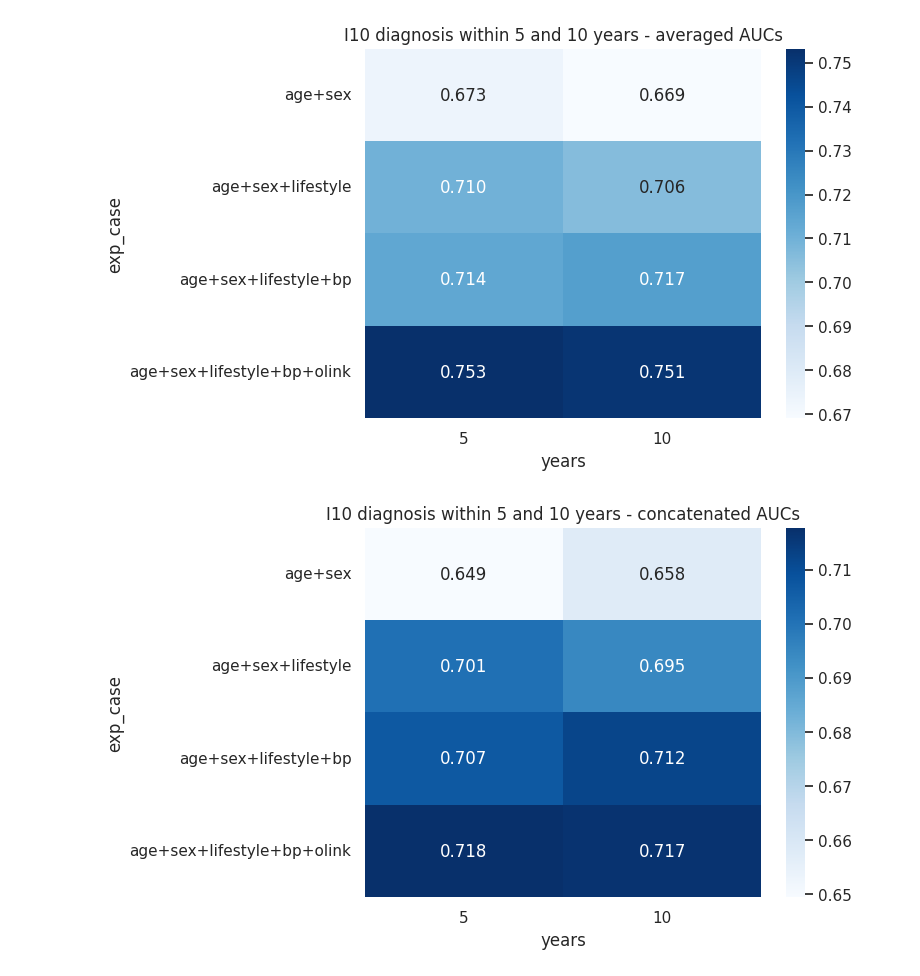
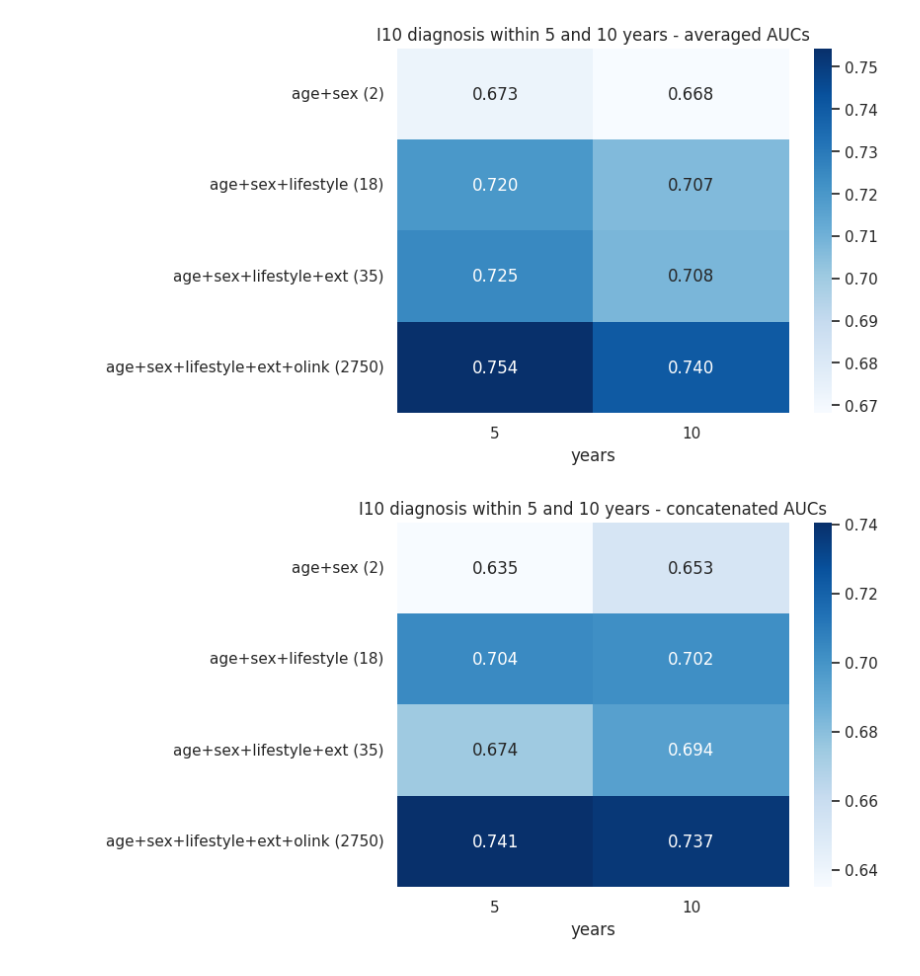
Before and after one commit to ipolharvard/biobank_olink, a Jupyter notebook: notebooks/exp_pred_diagnosis.ipynb, the cells around one changed output. Saved outputs shown, nothing was run; the diff lists cells and outputs as text; code cells hidden in the pictures.

Commit message:
Update results

```diff
--- a/notebooks/exp_pred_diagnosis.ipynb
+++ b/notebooks/exp_pred_diagnosis.ipynb
@@ -19,11 +19,13 @@ results = [json.load(p.open()) for p in (PROJECT_ROOT / "results").iterdir()
            if p.name.startswith("pred_diagnosis")]
 results = pd.DataFrame(chain.from_iterable(results))
 
+results.loc[results["ext"].isna(), "ext"] = False
+
 panels = results.panel.unique()
 
 agg_values = {f"mean_{v}": (v, "mean") for v in
               ["auc_score", "num_trials", "best_trial_no", "n_estimators"]}
-results.groupby(["years", "lifestyle", "bp", "olink"], dropna=False).agg(**agg_values,
+results.groupby(["years", "lifestyle", "ext", "olink"], dropna=False).agg(**agg_values,
                                                                          count=("model", 'size'))
 # %% [output]
 |  |  |  |  | mean_auc_score | mean_num_trials | mean_best_trial_no | mean_n_estimators | ... |
@@ -38,0 +41,18 @@ results.groupby(["years", "lifestyle", "bp", "olink"], dropna=False).agg(**agg_v
+# %%
+results_gb = results.groupby(["years", "lifestyle", "ext", "olink"], as_index=False)
+results_aucs = results_gb.agg({
+    "auc_score": "mean",
+    "x_shape": lambda v: v.values[0][1] if len(v.dropna()) > 0 else np.nan,
+    "y_test": lambda v: np.concatenate(v.values),
+    "y_proba": lambda v: np.concatenate(v.values),
+})
+results_aucs["auc_concat"] = results_aucs.apply(
+    lambda row: roc_auc_score(row["y_test"], row["y_proba"]), axis=1)
+results_aucs["exp_case"] = results_aucs[["lifestyle", "ext", "olink"]].apply(
+    lambda row: "+".join(row.index[row].tolist()), axis=1)
+results_aucs["exp_case"] = results_aucs["exp_case"].apply(
+    lambda v: "age+sex" + ("+" if v else "") + v)
+results_aucs = results_aucs.pivot(index=["exp_case", "x_shape"], columns="years",
+                                  values=["auc_score", "auc_concat"])
+results_aucs.index = [f"{name} ({num_col})" for name, num_col in results_aucs.index.to_flat_index()]
+results_aucs
@@ -39,25 +78,13 @@ results.groupby(["years", "lifestyle", "bp", "olink"], dropna=False).agg(**agg_v
 # %%
-results_aucs = results.groupby(["years", "lifestyle", "bp", "olink"], as_index=False).auc_score.mean()
-
-results_aucs["exp_case"] = results_aucs[["lifestyle", "bp", "olink"]].apply(
-    lambda row: "+".join(row.index[row].tolist()), axis=1)
-results_aucs["exp_case"] = results_aucs["exp_case"].apply(
-    lambda v: "age+sex" + ("+" if v else "") + v)
-
-results_aucs["auc_concat"] = results.groupby(["years", "lifestyle", "bp", "olink"]).apply(
-    lambda df: roc_auc_score(np.concatenate(df["y_test"].values),
-                             np.concatenate(df["y_proba"].values))).reset_index(drop=True)
-
-
-results_auc_score = results_aucs.groupby(["exp_case", "years"]).auc_score.mean().unstack("years")
-sns.heatmap(data=results_auc_score, annot=True, fmt=".3f", cmap="Blues")
+heatmap_kwargs = dict(annot=True, fmt=".3f", cmap="Blues")
+# heatmaps
+sns.heatmap(data=results_aucs["auc_score"], **heatmap_kwargs)
 plt.title("I10 diagnosis within 5 and 10 years - averaged AUCs")
 plt.show()
 
-results_auc_concat = results_aucs.groupby(["exp_case", "years"]).auc_concat.mean().unstack("years")
-sns.heatmap(data=results_auc_concat, annot=True, fmt=".3f", cmap="Blues")
+sns.heatmap(data=results_aucs["auc_concat"], **heatmap_kwargs)
 plt.title("I10 diagnosis within 5 and 10 years - concatenated AUCs")
 plt.show()
 # %% [output]
-[figure, old version]
+[figure, new version]
-[figure, old version]
+[figure, new version]
```
Also changed, not shown: parts of 4 cells of this notebook, 1 other file.
